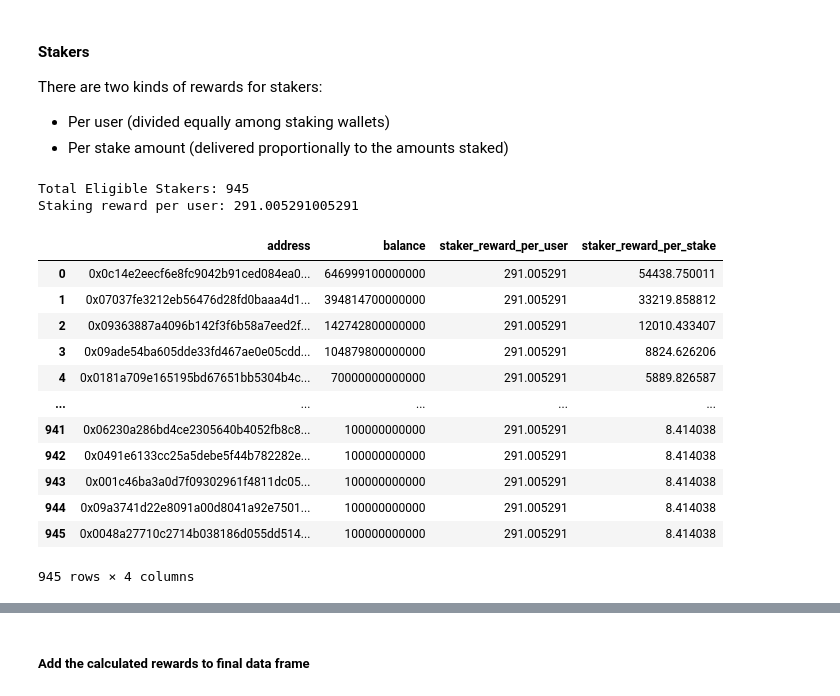
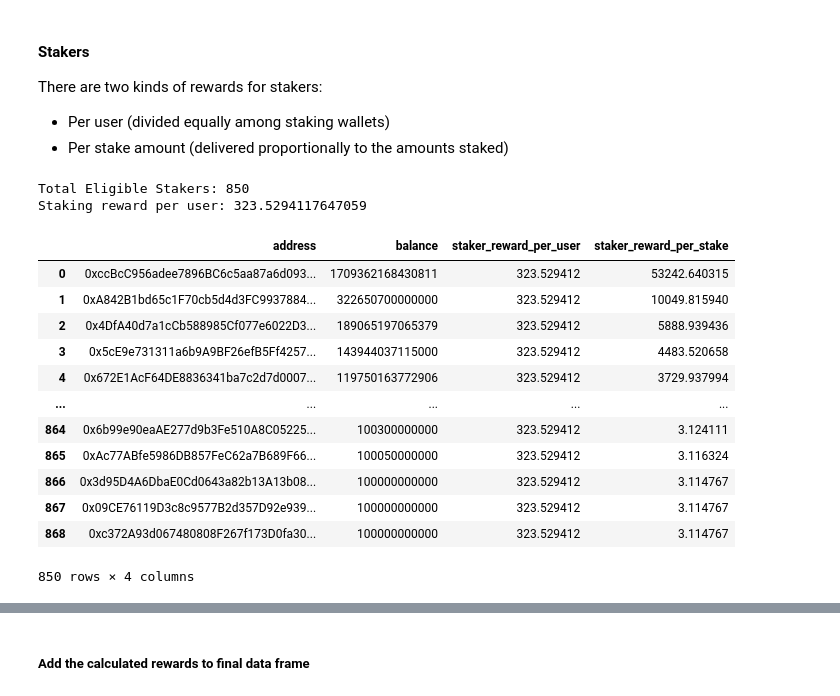
Before and after one commit to mathisbeauty/snapshot-processing, a Jupyter notebook: notebooks/pipeline.ipynb, the cells around one changed output, grey strips where cells are left out. Cells and saved outputs as stored; diff of their text form; code cells hidden in the pictures.

```diff
--- a/notebooks/pipeline.ipynb
+++ b/notebooks/pipeline.ipynb
@@ -80,7 +95,8 @@ stakers_snapshots_files = get_snapshots('../data/stakers')
 # %% [markdown]
 Read the snapshots' contents using `pandas` and convert balances to unsinged long numbers (SDAO wei)
 # %%
-def read_csv(folder, file):
+# Expects a CSV generated from Etherscan
+def read_etherscan_csv(folder, file):
     # Read csv file
     data_frame = pd.read_csv('../data/%s/%s' % (folder, file))
     # Sort accounts by holding amount, larger holders at the top
@@ -89,11 +105,20 @@ def read_csv(folder, file):
     data_frame = data_frame.sort_values('Balance', ascending=False)
     return data_frame
 
-agi_snapshots_raw = [read_csv("holders", "agi/" + file) for file in agi_snapshots_files]
-agix_snapshots_raw = [read_csv("holders", "agix/" + file) for file in agix_snapshots_files]
+# Expects a file with two columns, "address" and "balance". Balance it's in the smallest unit, Cogs (8 decimals)
+def read_simple_csv(folder, file):
+    # Read csv file
+    data_frame = pd.read_csv('../data/%s/%s' % (folder, file))
+    # Sort accounts by holding amount, larger holders at the top
+    data_frame = data_frame.sort_values('balance', ascending=False)
+    data_frame['balance'] = data_frame['balance'].apply(lambda x: int(x))
+    return data_frame
 
-lp_snapshots_raw = [read_csv("lp", file) for file in lp_snapshots_files]
-stakers_snapshots_raw = [read_csv("stakers", file) for file in stakers_snapshots_files]
+agi_snapshots_raw = [read_etherscan_csv("holders", "agi/" + file) for file in agi_snapshots_files]
+agix_snapshots_raw = [read_etherscan_csv("holders", "agix/" + file) for file in agix_snapshots_files]
+
+lp_snapshots_raw = [read_etherscan_csv("lp", file) for file in lp_snapshots_files]
+stakers_snapshots_raw = [read_simple_csv("stakers", file) for file in stakers_snapshots_files]
 # %% [markdown]
 The snapshots are now loaded as a panda DataFrame.
 
@@ -120,7 +145,7 @@ agi_snapshots = [clear_snapshot(snapshot) for snapshot in agi_snapshots_raw]
 agix_snapshots = [clear_snapshot(snapshot) for snapshot in agix_snapshots_raw]
 
 lp_snapshots = [clear_snapshot(snapshot) for snapshot in lp_snapshots_raw]
-stakers_snapshots = [clear_snapshot(snapshot) for snapshot in stakers_snapshots_raw]
+stakers_snapshots = [snapshot.reset_index(drop=True) for snapshot in stakers_snapshots_raw]
 
 print(agi_snapshots[0].columns)
 # Address and balance from the account with the largest holding, one of the Binance wallets
@@ -241,8 +277,9 @@ def get_eligible(initial_df, snapshots, category):
 
     return eligible_df
 
-
-eligible_addresses_holders = get_eligible(eligible_addresses_holders, holders_snapshots, 'holders')
-eligible_addresses_lp = get_eligible(eligible_addresses_lp, lp_snapshots, 'LP')
-eligible_addresses_stakers = get_eligible(eligible_addresses_stakers, stakers_snapshots, 'stakers')
+if CALCULATE_HOLDERS_AND_LP:
+    eligible_addresses_holders = get_eligible(eligible_addresses_holders, holders_snapshots, 'holders')
+    eligible_addresses_lp = get_eligible(eligible_addresses_lp, lp_snapshots, 'LP')
+if CALCULATE_STAKERS:
+    eligible_addresses_stakers = get_eligible(eligible_addresses_stakers, stakers_snapshots, 'stakers')
 # %% [output]
@@ -334,51 +369,53 @@ rewards_stakers_df.insert(len(rewards_stakers_df.columns), 'staker_reward_per_us
 
 total_stake = eligible_addresses_stakers['balance'].sum()
 
-rewards_stakers_df['staker_reward_per_stake'] = rewards_stakers_df.apply(lambda x: half_staking_reward * np.double(x['balance']) / np.double(total_stake) / CONVERT_TO_FULL_BALANCE_SDAO, axis=1)
+rewards_stakers_df['staker_reward_per_stake'] = rewards_stakers_df.apply(lambda x: half_staking_reward * np.double(x['balance']) / np.double(total_stake), axis=1)
+
+rewards_stakers_df['staker_reward_per_stake'] /= CONVERT_TO_FULL_BALANCE_SDAO
 
 display(rewards_stakers_df)
 
 adjusted_half_staker_reward = (half_staking_reward / CONVERT_TO_FULL_BALANCE_SDAO)
 
 calculated_staker_reward_per_user = np.sum(list(rewards_stakers_df['staker_reward_per_user']))
 
 calculated_staker_reward_per_stake = np.sum(list(rewards_stakers_df['staker_reward_per_stake']))
 
 print()
 print('Allocated reward (stakers, per user): %s' % adjusted_half_staker_reward)
 print('Calculated reward (stakers, per user): %s' % calculated_staker_reward_per_user)
 print()
 print('Allocated reward (stakers, per stake): %s' % adjusted_half_staker_reward)
 print('Calculated reward (stakers, per stake): %s' % calculated_staker_reward_per_stake)
 print()
 print('Allocated reward (stakers, total): %s' % (TOTAL_STAKING_REWARD / CONVERT_TO_FULL_BALANCE_SDAO))
 print('Calculated reward (stakers, total): %s' % (calculated_staker_reward_per_user + calculated_staker_reward_per_stake))
 print()
 
-per_user_error = calculated_staker_reward_per_user != adjusted_half_staker_reward
+per_user_error = abs(calculated_staker_reward_per_user - adjusted_half_staker_reward) > MAXIMUM_ERROR_SDAO
 
-per_stake_error = calculated_staker_reward_per_stake != adjusted_half_staker_reward
+per_stake_error = abs(calculated_staker_reward_per_stake - adjusted_half_staker_reward) > MAXIMUM_ERROR_SDAO
 
-total_error = (calculated_staker_reward_per_user + calculated_staker_reward_per_stake) != (adjusted_half_staker_reward * 2)
+total_error = abs((calculated_staker_reward_per_user + calculated_staker_reward_per_stake) - (adjusted_half_staker_reward * 2)) > MAXIMUM_ERROR_SDAO
 
 if per_user_error or per_stake_error or total_error:
     raise Exception('Error calculating rewards (stakers)', 'final reward sum does not match allocated reward')
 # %% [output]
-Total Eligible Stakers: 945
-Staking reward per user: 291.005291005291
+Total Eligible Stakers: 850
+Staking reward per user: 323.5294117647059
 |  | address | balance | staker_reward_per_user | staker_reward_per_stake |
-| 0 | 0x0c14e2eecf6e8fc9042b91ced084ea0... | 646999100000000 | 291.005291 | 54438.750011 |
-| 1 | 0x07037fe3212eb56476d28fd0baaa4d1... | 394814700000000 | 291.005291 | 33219.858812 |
-| 2 | 0x09363887a4096b142f3f6b58a7eed2f... | 142742800000000 | 291.005291 | 12010.433407 |
-| 3 | 0x09ade54ba605dde33fd467ae0e05cdd... | 104879800000000 | 291.005291 | 8824.626206 |
-| 4 | 0x0181a709e165195bd67651bb5304b4c... | 70000000000000 | 291.005291 | 5889.826587 |
+| 0 | 0xccBcC956adee7896BC6c5aa87a6d093... | 1709362168430811 | 323.529412 | 53242.640315 |
+| 1 | 0xA842B1bd65c1F70cb5d4d3FC9937884... | 322650700000000 | 323.529412 | 10049.815940 |
+| 2 | 0x4DfA40d7a1cCb588985Cf077e6022D3... | 189065197065379 | 323.529412 | 5888.939436 |
+| 3 | 0x5cE9e731311a6b9A9BF26efB5Ff4257... | 143944037115000 | 323.529412 | 4483.520658 |
+| 4 | 0x672E1AcF64DE8836341ba7c2d7d0007... | 119750163772906 | 323.529412 | 3729.937994 |
 | ... | ... | ... | ... | ... |
-| 941 | 0x06230a286bd4ce2305640b4052fb8c8... | 100000000000 | 291.005291 | 8.414038 |
-| 942 | 0x0491e6133cc25a5debe5f44b782282e... | 100000000000 | 291.005291 | 8.414038 |
-| 943 | 0x001c46ba3a0d7f09302961f4811dc05... | 100000000000 | 291.005291 | 8.414038 |
-| 944 | 0x09a3741d22e8091a00d8041a92e7501... | 100000000000 | 291.005291 | 8.414038 |
-| 945 | 0x0048a27710c2714b038186d055dd514... | 100000000000 | 291.005291 | 8.414038 |
+| 864 | 0x6b99e90eaAE277d9b3Fe510A8C05225... | 100300000000 | 323.529412 | 3.124111 |
+| 865 | 0xAc77ABfe5986DB857FeC62a7B689F66... | 100050000000 | 323.529412 | 3.116324 |
+| 866 | 0x3d95D4A6DbaE0Cd0643a82b13A13b08... | 100000000000 | 323.529412 | 3.114767 |
+| 867 | 0x09CE76119D3c8c9577B2d357D92e939... | 100000000000 | 323.529412 | 3.114767 |
+| 868 | 0xc372A93d067480808F267f173D0fa30... | 100000000000 | 323.529412 | 3.114767 |
-945 rows × 4 columns
+850 rows × 4 columns
 Allocated reward (stakers, per user): 275000.0
 Calculated reward (stakers, per user): 275000.0
 
```
Also changed, not shown: parts of 10 cells of this notebook, 7 other files.
